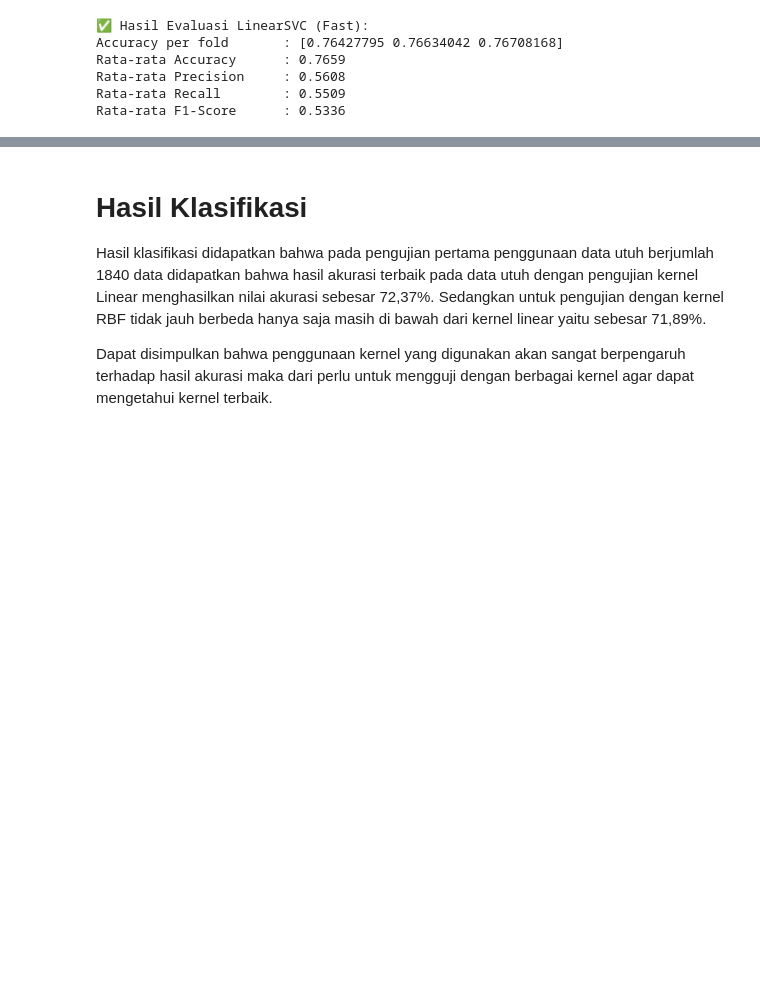
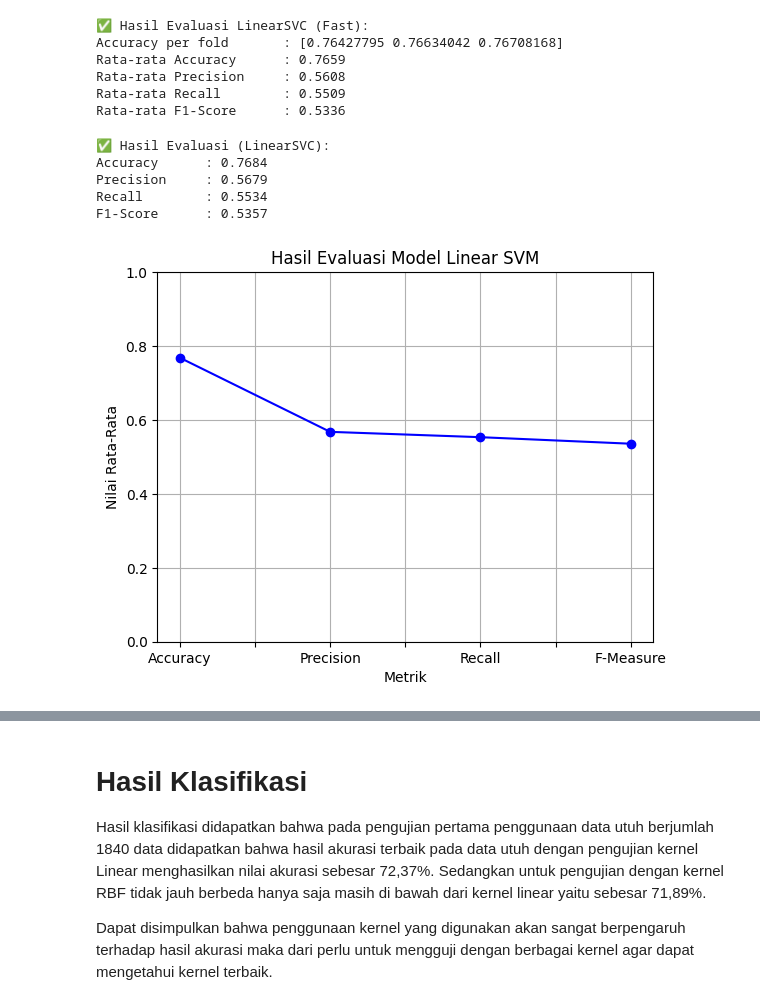
Before and after one commit to AchmadLutfi196/23059-datamining, a Jupyter notebook: Analisis_Sentimen_Ulasan_Tiktok_Dengan_SVM.ipynb, the cells around one changed output, grey strips where cells are left out. Saved outputs shown, nothing was run; the diff lists cells and outputs as text; code cells hidden in the pictures; blank space fills up the shorter version.

```diff
--- a/Analisis_Sentimen_Ulasan_Tiktok_Dengan_SVM.ipynb
+++ b/Analisis_Sentimen_Ulasan_Tiktok_Dengan_SVM.ipynb
@@ -510,3 +490,52 @@ print('Hasil Rata - Rata F-Measure : %s' % f_score_linear.mean())
+# %%
+from sklearn.svm import LinearSVC
+from sklearn.model_selection import cross_validate
+
+SVM = LinearSVC(max_iter=10000)  # Tambah max_iter jika warning convergence
+
+scores = cross_validate(
+    SVM, x_train, y_train,
+    cv=5,
+    scoring=['accuracy', 'precision_macro', 'recall_macro', 'f1_macro'],
+    return_train_score=False,
+    n_jobs=-1
+)
+
+print("✅ Hasil Evaluasi (LinearSVC):")
+print(f"Accuracy      : {scores['test_accuracy'].mean():.4f}")
+print(f"Precision     : {scores['test_precision_macro'].mean():.4f}")
+print(f"Recall        : {scores['test_recall_macro'].mean():.4f}")
+print(f"F1-Score      : {scores['test_f1_macro'].mean():.4f}")
+# %% [output]
+✅ Hasil Evaluasi (LinearSVC):
+Accuracy      : 0.7684
+Precision     : 0.5679
+Recall        : 0.5534
+F1-Score      : 0.5357
+# %%
+import matplotlib.pyplot as plt
+import pandas as pd
+
+# Misalnya kamu pakai cross_validate sebelumnya
+plot_scores = {
+    'Accuracy': scores['test_accuracy'].mean(),
+    'Precision': scores['test_precision_macro'].mean(),
+    'Recall': scores['test_recall_macro'].mean(),
+    'F-Measure': scores['test_f1_macro'].mean()
+}
+
+# Buat DataFrame dan plot
+eval_df = pd.DataFrame.from_dict(plot_scores, orient='index', columns=['Score'])
+
+eval_df['Score'].plot(kind='line', marker='o', color='blue')
+plt.title('Hasil Evaluasi Model Linear SVM')
+plt.xlabel('Metrik')
+plt.ylabel('Nilai Rata-Rata')
+plt.ylim(0, 1)  # Skor antara 0 dan 1
+plt.grid(True)
+plt.show()
+# %% [output]
+[figure, added]
 # %%
 import matplotlib.pyplot as plt
 import pandas as pd
```
Also changed, not shown: parts of 7 cells of this notebook.
